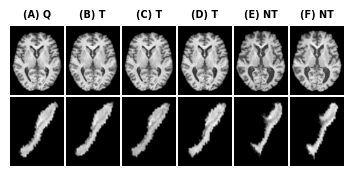
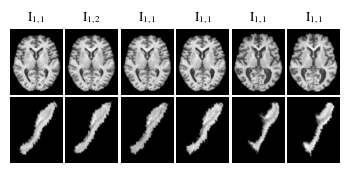
The change to this notebook cell's code, shown as a diff; its figure went from the first image to the second:
--- before
+++ after
@@ -1,8 +1,13 @@
 plt.style.use('default')
-plt.rcParams.update({'font.size': 7})
+plt.rcParams.update({'font.size': 8})
+
+plt.rcParams["font.family"] = "Nimbus Roman"
+plt.rcParams["mathtext.rm"] = "Nimbus Roman"
+plt.rcParams["mathtext.fontset"] = "stix"
 
 # --- Plot axial slices only ---
 cm = 1/2.54
 fig, axes = plt.subplots(2, 6, figsize=(9*cm, 4.5*cm))
+
 
 for i, (brain, region) in enumerate(zip(brains, structs)):
@@ -14,15 +19,15 @@
     axes[1][i].set_aspect('auto')
 
-axes[0][0].set_title("(A) Q", fontweight="bold", fontsize=7)
-axes[0][1].set_title("(B) T", fontweight="bold", fontsize=7)
-axes[0][2].set_title("(C) T", fontweight="bold", fontsize=7)
-axes[0][3].set_title("(D) T", fontweight="bold", fontsize=7)
-axes[0][4].set_title("(E) NT", fontweight="bold", fontsize=7)
-axes[0][5].set_title("(F) NT", fontweight="bold", fontsize=7)
+axes[0][0].set_title(r"$\mathrm{I_{1,1}}$", fontweight="bold")
+axes[0][1].set_title(r"$\mathrm{I_{1,2}}$", fontweight="bold")
+axes[0][2].set_title(r"$\mathrm{I_{1,1}}$", fontweight="bold")
+axes[0][3].set_title(r"$\mathrm{I_{1,1}}$", fontweight="bold")
+axes[0][4].set_title(r"$\mathrm{I_{1,1}}$", fontweight="bold")
+axes[0][5].set_title(r"$\mathrm{I_{1,1}}$", fontweight="bold")
 
 
 plt.tight_layout()
 plt.subplots_adjust(wspace=0.05, hspace=0.04)
-plt.savefig(f"figures/example_brain_region_sample.pdf", format='pdf', 
+plt.savefig(f"dev/figures/example_brain_region_sample.pdf", format='pdf', 
 dpi=600,  # increase for higher-resolution embedded images
 bbox_inches='tight', pad_inches=0)

Commit: feat: updated example_brain_region_sample.pdf